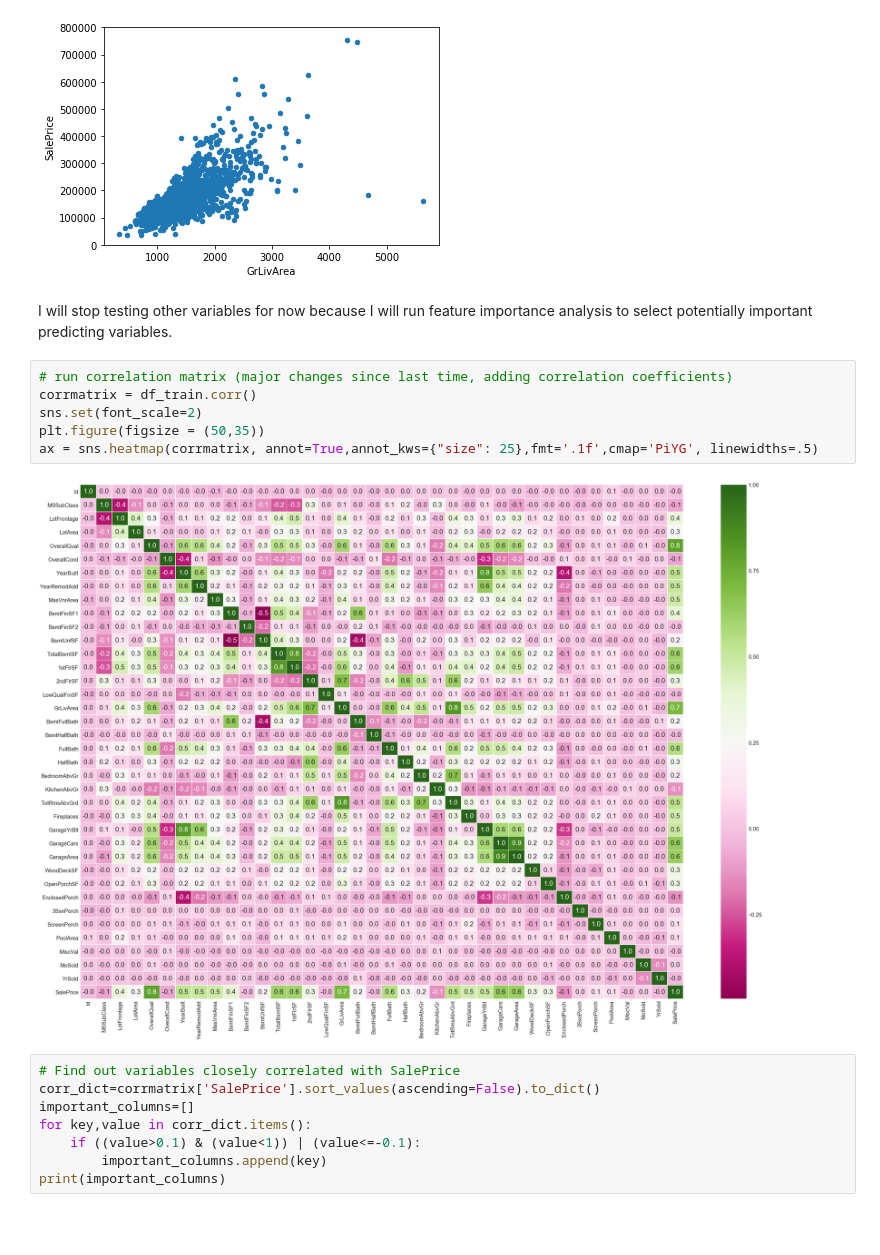
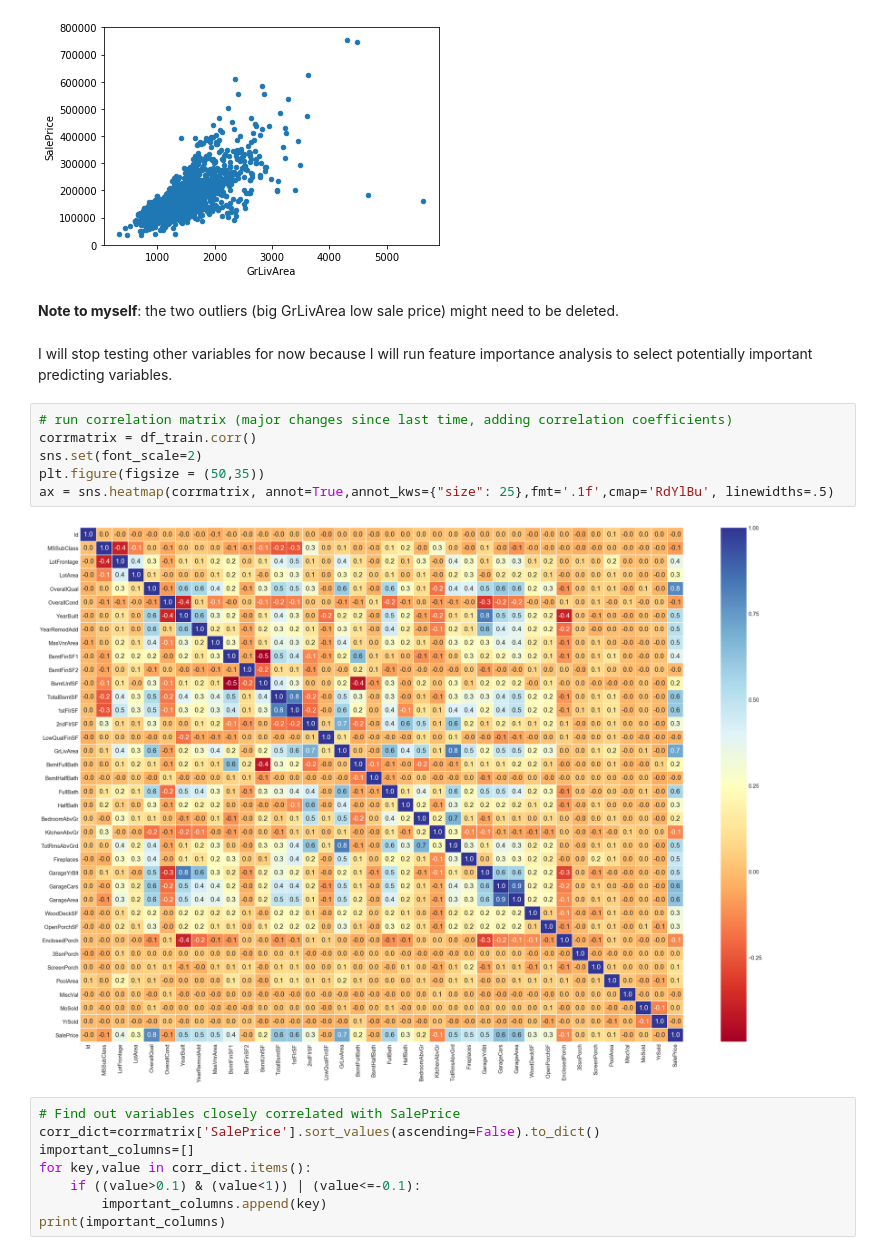
Before and after one commit to fengzhaods/HCI584X_project, a Jupyter notebook: Predicting Ames Houses Price .ipynb, the cells around one changed output. Drawn from its saved outputs; the diff is of its cells as text; blank space fills up the shorter version.

```diff
--- a/Predicting Ames Houses Price .ipynb
+++ b/Predicting Ames Houses Price .ipynb
@@ -166,16 +182,18 @@ data = pd.concat([df_train['SalePrice'], df_train[var]], axis=1)
 data.plot.scatter(x=var, y='SalePrice', ylim=(0,800000));
 # %% [output]
 [figure]
+# %% [markdown]
+**Note to myself**: the two outliers (big GrLivArea low sale price) might need to be deleted.
 # %% [markdown]
 I will stop testing other variables for now because I will run feature importance analysis to select potentially important predicting variables.
 # %%
 # run correlation matrix (major changes since last time, adding correlation coefficients)
 corrmatrix = df_train.corr()
 sns.set(font_scale=2)
 plt.figure(figsize = (50,35))
-ax = sns.heatmap(corrmatrix, annot=True,annot_kws={"size": 25},fmt='.1f',cmap='PiYG', linewidths=.5)
+ax = sns.heatmap(corrmatrix, annot=True,annot_kws={"size": 25},fmt='.1f',cmap='RdYlBu', linewidths=.5)
 # %% [output]
-[figure, old version]
+[figure, new version]
 # %%
 # Find out variables closely correlated with SalePrice
 corr_dict=corrmatrix['SalePrice'].sort_values(ascending=False).to_dict()
```
Also changed, not shown: parts of 30 cells of this notebook.
